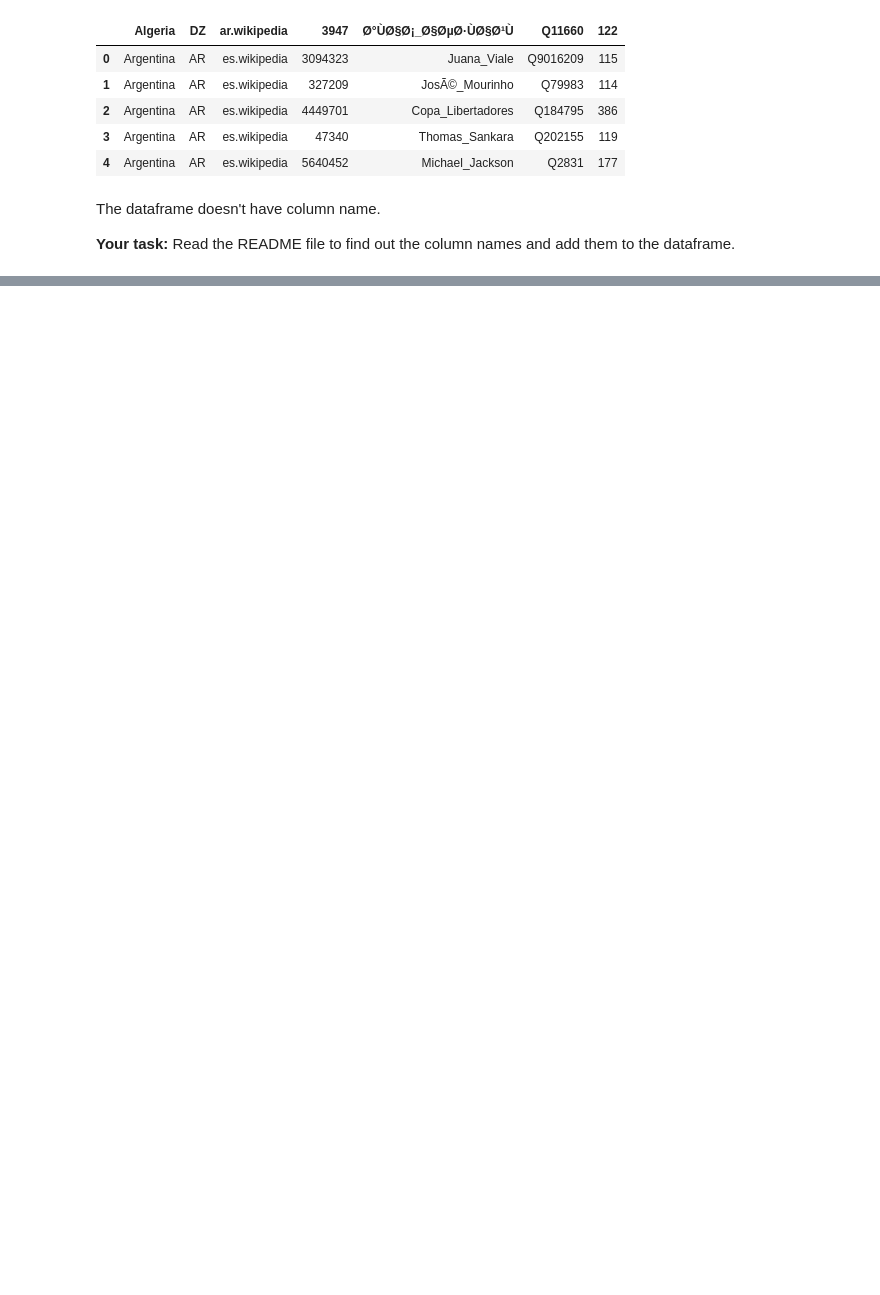
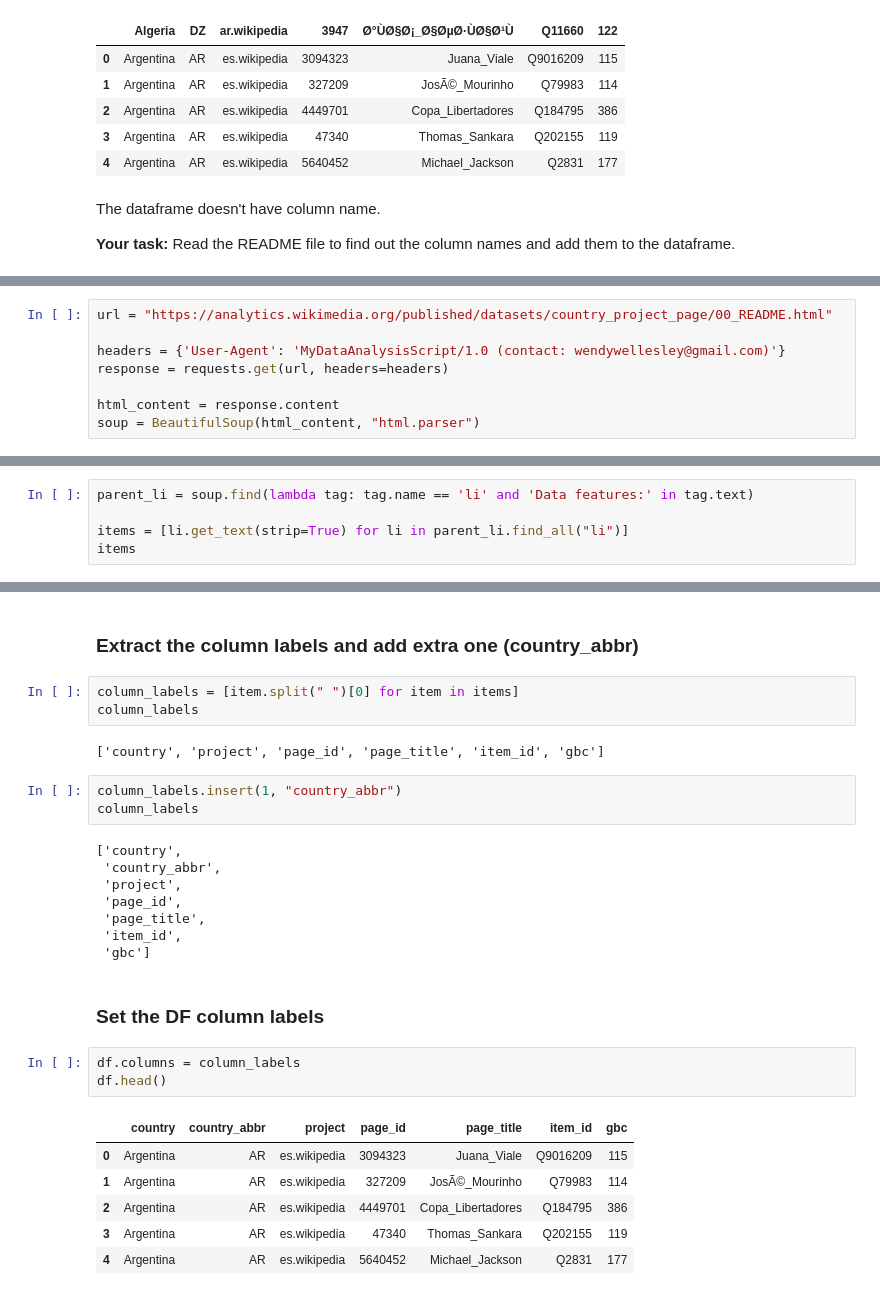
Before and after one commit to ninahowley/cs315-week5-tasks-wed, a Jupyter notebook: week5-wed-notebook.ipynb, the cells around one changed output, grey strips where cells are left out. Saved outputs shown, nothing was run; the diff lists cells and outputs as text; blank space fills up the shorter version.

```diff
--- a/week5-wed-notebook.ipynb
+++ b/week5-wed-notebook.ipynb
@@ -339,0 +346,8 @@ The dataframe doesn't have column name.
+# %%
+url = "https://analytics.wikimedia.org/published/datasets/country_project_page/00_README.html"
+
+headers = {'User-Agent': 'MyDataAnalysisScript/1.0 (contact: wendywellesley@gmail.com)'}
+response = requests.get(url, headers=headers)
+
+html_content = response.content
+soup = BeautifulSoup(html_content, "html.parser")
@@ -339,0 +356,5 @@ The dataframe doesn't have column name.
+# %%
+parent_li = soup.find(lambda tag: tag.name == 'li' and 'Data features:' in tag.text)
+
+items = [li.get_text(strip=True) for li in parent_li.find_all("li")]
+items
@@ -339,0 +368,30 @@ The dataframe doesn't have column name.
+# %% [markdown]
+<h3>Extract the column labels and add extra one (country_abbr)</h3>
+# %%
+column_labels = [item.split(" ")[0] for item in items]
+column_labels
+# %% [output]
+['country', 'project', 'page_id', 'page_title', 'item_id', 'gbc']
+# %%
+column_labels.insert(1, "country_abbr")
+column_labels
+# %% [output]
+['country',
+ 'country_abbr',
+ 'project',
+ 'page_id',
+ 'page_title',
+ 'item_id',
+ 'gbc']
+# %% [markdown]
+<h3>Set the DF column labels</h3>
+# %%
+df.columns = column_labels
+df.head()
+# %% [output]
+|  | country | country_abbr | project | page_id | page_title | item_id | gbc |
+| 0 | Argentina | AR | es.wikipedia | 3094323 | Juana_Viale | Q9016209 | 115 |
+| 1 | Argentina | AR | es.wikipedia | 327209 | JosÃ©_Mourinho | Q79983 | 114 |
+| 2 | Argentina | AR | es.wikipedia | 4449701 | Copa_Libertadores | Q184795 | 386 |
+| 3 | Argentina | AR | es.wikipedia | 47340 | Thomas_Sankara | Q202155 | 119 |
+| 4 | Argentina | AR | es.wikipedia | 5640452 | Michael_Jackson | Q2831 | 177 |
```
Also changed, not shown: parts of 7 cells of this notebook.
